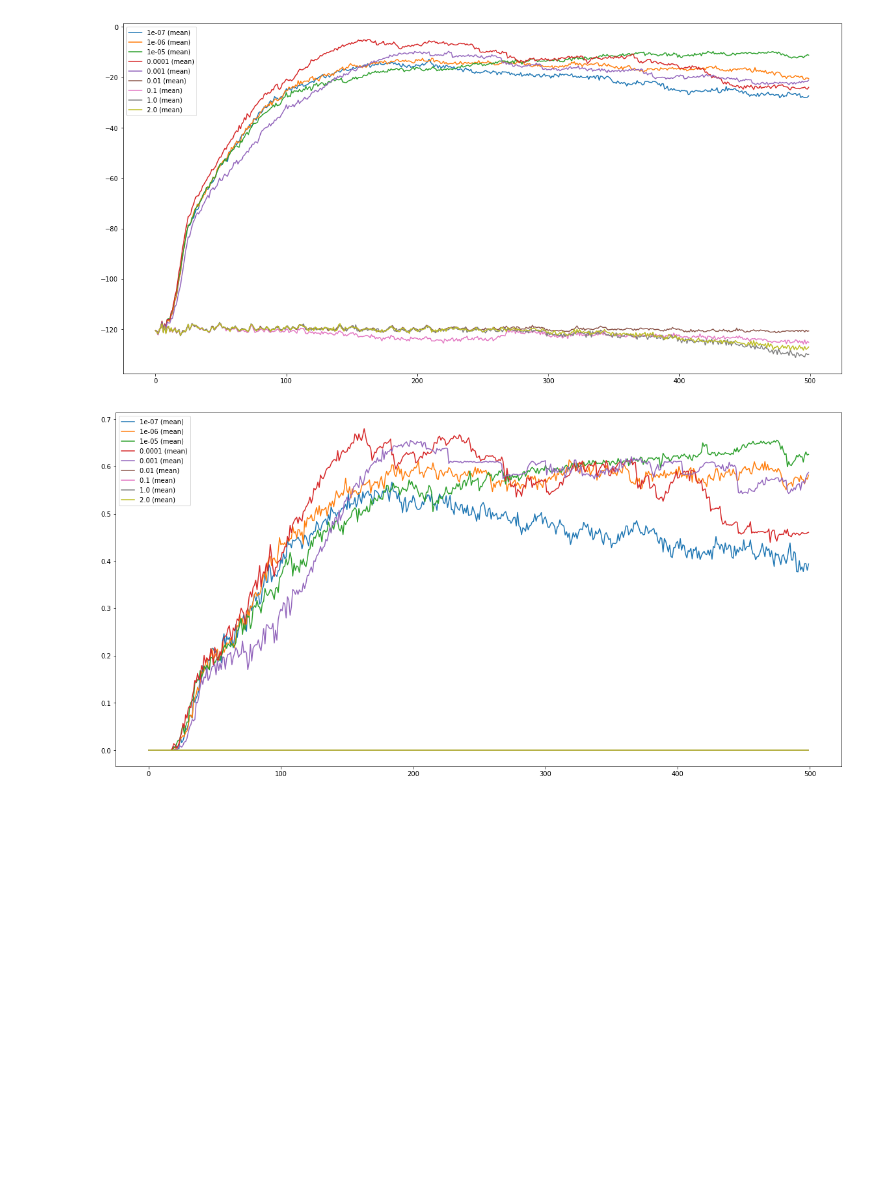
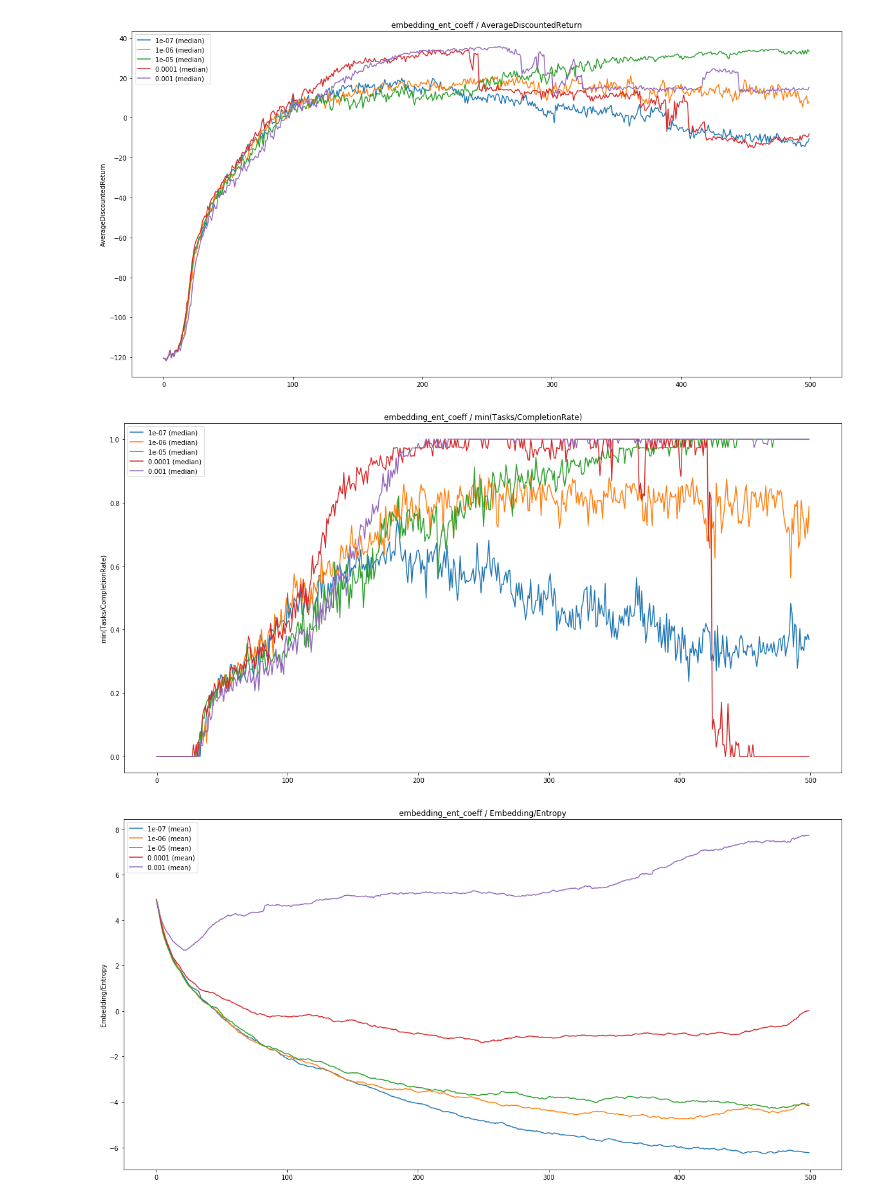
Before and after one commit to ryanjulian/embed2learn, a Jupyter notebook: notebooks/point_hyperopt.ipynb, the cells around one changed output. Cells and saved outputs as stored; diff of their text form; code cells hidden in the pictures; blank space fills up the shorter version.

```diff
--- a/notebooks/point_hyperopt.ipynb
+++ b/notebooks/point_hyperopt.ipynb
@@ -12,7 +13,7 @@ import matplotlib.pyplot as plt
 pd.set_option('display.max_row', 100)
 pd.set_option('display.max_columns', 50)
 # %%
-EXP_PREFIX = "/home/rjulian/code/garage/data/local/ppo-point-embed/"
+EXP_PREFIX = "/home/rjulian/code/garage/data/local/ppo-point-embed/ppo_point_embed_2018_07_13_11_01_54_*"
 EXP_LEN = 500
 # %%
 # Find and load experiments
@@ -88,2 +113,9 @@ filtered.sort_values(by="AverageDiscountedReturn", ascending=False)
+# %%
+# Filter exp_data for complete/non-degenerate coeffs
+plot_data = exp_data.loc[
+#    (exp_data["policy_ent_coeff"] > 0) & \
+    (exp_data["embedding_ent_coeff"] < 1e-2) # & \
+#    (exp_data["inference_ce_coeff"] < 1)
+]
 # %%
 # Plot by policy_ent_coeff
@@ -116,31 +157,40 @@ for pec in sorted(pec_data.groups.keys()):
 # %%
 # Plot by embedding_ent_coeff
 fig, ax = plt.subplots(figsize=(20,10))
 fig2, ax2 = plt.subplots(figsize=(20,10))
-eec_data = exp_data.groupby("embedding_ent_coeff")
+fig3, ax3 = plt.subplots(figsize=(20,10))
+eec_data = plot_data.groupby("embedding_ent_coeff")
 for eec in sorted(eec_data.groups.keys()):
     means = eec_data.get_group(eec).groupby("Iteration").mean()
     maxs = eec_data.get_group(eec).groupby("Iteration").max()
     mins = eec_data.get_group(eec).groupby("Iteration").min()
     medians = eec_data.get_group(eec).groupby("Iteration").median()
 
     # AverageDiscountedReturn
-    p = ax.plot(means.index, means["AverageDiscountedReturn"], label="{} (mean)".format(str(eec)))
-    c = p[0].get_color()
-    # ax.plot(maxs.index, maxs["AverageDiscountedReturn"], label="{} (max)".format(str(eec)), color=c)
-    # ax.plot(mins.index, mins["AverageDiscountedReturn"], label="{} (min)".format(str(eec)), color=c)
+    ax.plot(medians.index, medians["AverageDiscountedReturn"], label="{} (median)".format(str(eec)))
+    ax.set_title("embedding_ent_coeff / AverageDiscountedReturn")
+    ax.set_ylabel("AverageDiscountedReturn")
     ax.legend()
 
     # min(CompletionRate)
-    min_mean_comp_rate = means[["Tasks/CompletionRate/t=0",
-                                "Tasks/CompletionRate/t=1",
-                                "Tasks/CompletionRate/t=2",
-                                "Tasks/CompletionRate/t=3"]].min(axis=1)
-    ax2.plot(means.index, min_mean_comp_rate, label="{} (mean)".format(str(eec)))
+    min_mean_comp_rate = medians[["Tasks/CompletionRate/t=0",
+                                  "Tasks/CompletionRate/t=1",
+                                  "Tasks/CompletionRate/t=2",
+                                  "Tasks/CompletionRate/t=3"]].min(axis=1)
+    ax2.plot(means.index, min_mean_comp_rate, label="{} (median)".format(str(eec)))
+    ax2.set_title("embedding_ent_coeff / min(Tasks/CompletionRate)")
+    ax2.set_ylabel("min(Tasks/CompletionRate)")
     ax2.legend()
+
+    # Embedding/Entropy
+    ax3.plot(means.index, means["Embedding/Entropy"], label="{} (mean)".format(str(eec)))
+    ax3.set_title("embedding_ent_coeff / Embedding/Entropy")
+    ax3.set_ylabel("Embedding/Entropy")
+    ax3.legend()
 # %% [output]
-[figure, old version]
+[figure, new version]
-[figure, old version]
+[figure, new version]
+[figure, added]
 # %%
 # Plot by inference_ce_coeff
 fig, ax = plt.subplots(figsize=(20,10))
```
Also changed, not shown: parts of 6 cells of this notebook, 2 other files.
